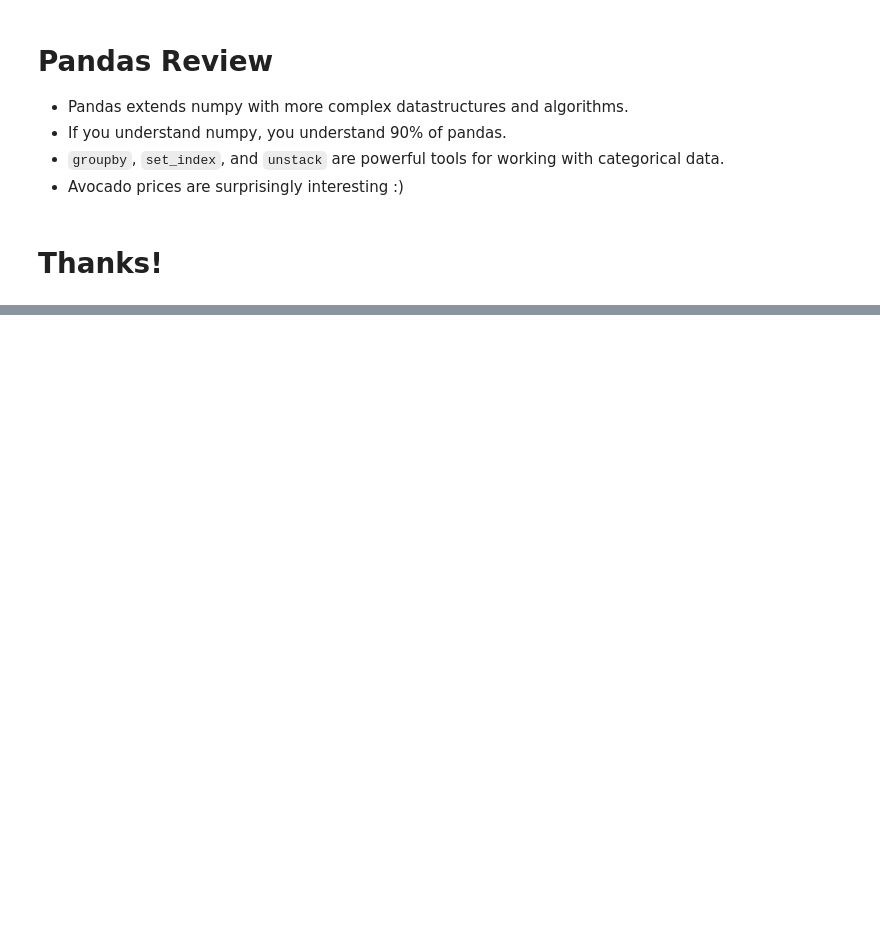
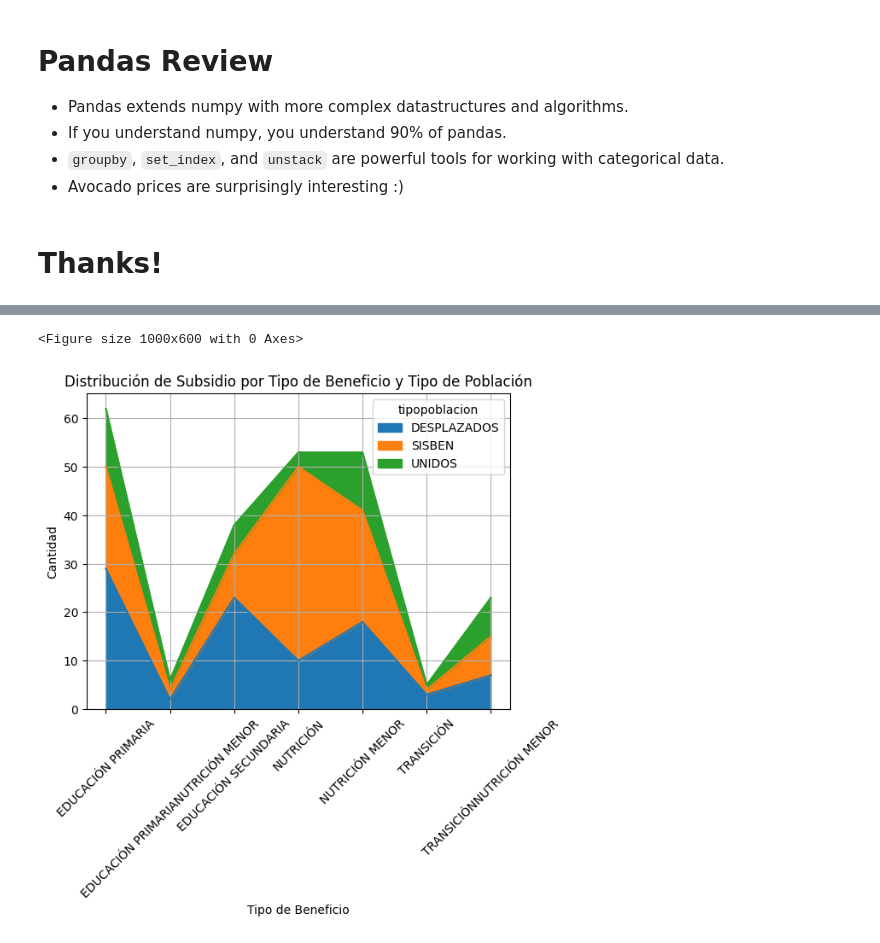
Before and after one commit to Pab10Suarez/MetNumUN2024I, a Jupyter notebook: Lab2/psuarezv_Lab2.ipynb, the cells around one changed output, grey strips where cells are left out. Saved outputs shown, nothing was run; the diff lists cells and outputs as text; code cells hidden in the pictures; blank space fills up the shorter version.

```diff
--- a/Lab2/psuarezv_Lab2.ipynb
+++ b/Lab2/psuarezv_Lab2.ipynb
@@ -1864,0 +1918,22 @@ plt.show()
+# %%
+# Crear el gráfico de área
+# Supongamos que tienes un DataFrame llamado dfFamilias con las columnas 'tipobeneficio' y 'tipopoblacion'
+
+# Filtrar los datos
+df_filt = dfFamilias[(dfFamilias['tipopoblacion'] != 'ND') & (dfFamilias['tipobeneficio'] != 'ND')]
+
+# Contar los valores para cada combinación de tipo de beneficio y tipo de población
+distribucion = df_filt.groupby(['tipobeneficio', 'tipopoblacion']).size().unstack().fillna(0)
+
+# Crear el gráfico de área
+plt.figure(figsize=(10, 6))
+distribucion.plot(kind='area', stacked=True)
+plt.title("Distribución de Subsidio por Tipo de Beneficio y Tipo de Población")
+plt.xlabel('Tipo de Beneficio')
+plt.ylabel('Cantidad')
+plt.xticks(rotation=45)
+plt.grid(True)
+plt.show()
+# %% [output]
+<Figure size 1000x600 with 0 Axes>
+[figure, added]
```
Also changed, not shown: parts of 4 cells of this notebook.
